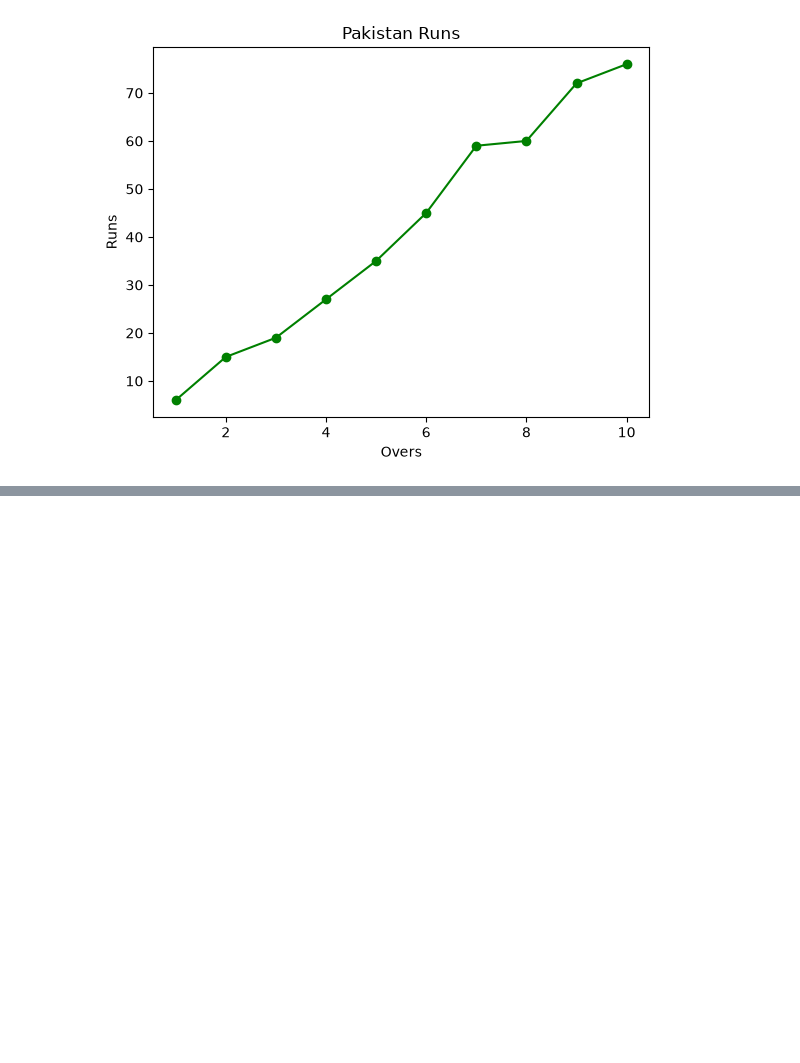
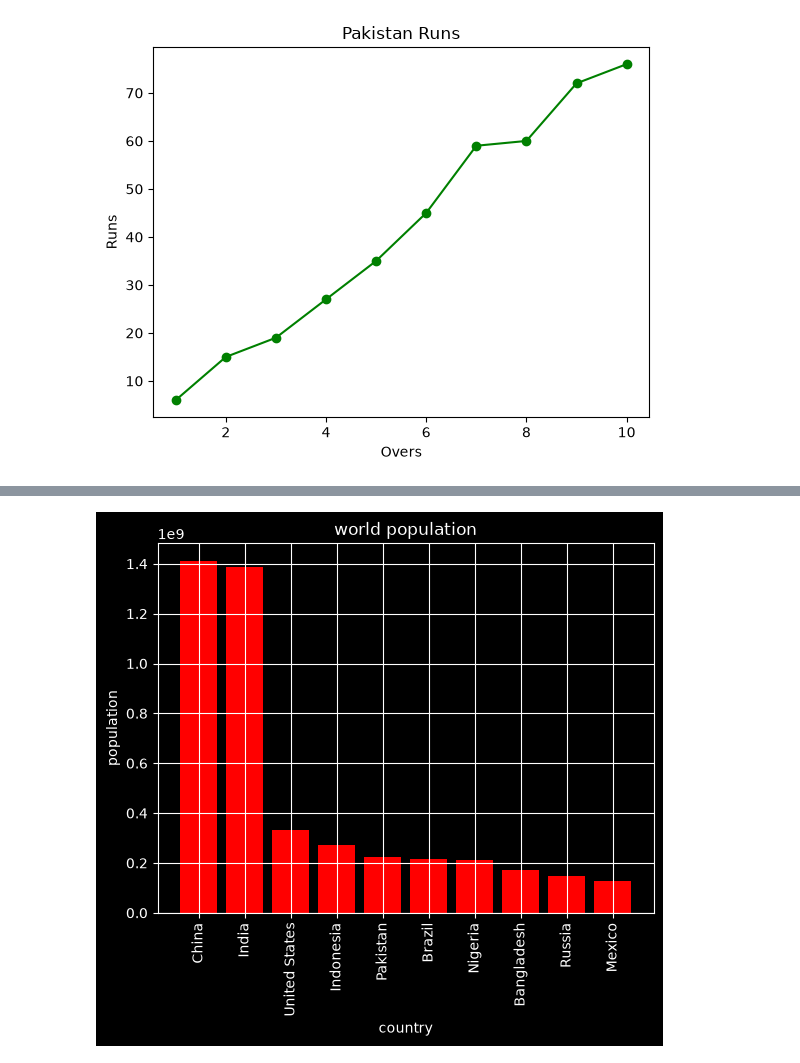
Before and after one commit to adilfarooqkhan-ds/Analytics, a Jupyter notebook: Matplotlib/index.ipynb, the cells around one changed output, grey strips where cells are left out. Saved outputs shown, nothing was run; the diff lists cells and outputs as text; code cells hidden in the pictures; blank space fills up the shorter version.

```diff
--- a/Matplotlib/index.ipynb
+++ b/Matplotlib/index.ipynb
@@ -88,0 +81,2 @@ plt.style.use('dark_background')
+# %%
+data = pd.read_csv(r"C:\Users\Lenovo\Downloads\archive (1)\World Population.csv")
@@ -88,0 +112,12 @@ plt.style.use('dark_background')
+# %%
+df=data.head(10)
+# %%
+plt.bar(df['Country'],df['Population'],color="red")
+plt.xticks(rotation=90)
+plt.xlabel("country")
+plt.ylabel("population")
+plt.title("world population")
+plt.grid()
+plt.show()
+# %% [output]
+[figure, added]
```
Also changed, not shown: parts of 14 cells of this notebook, 1 other file.
